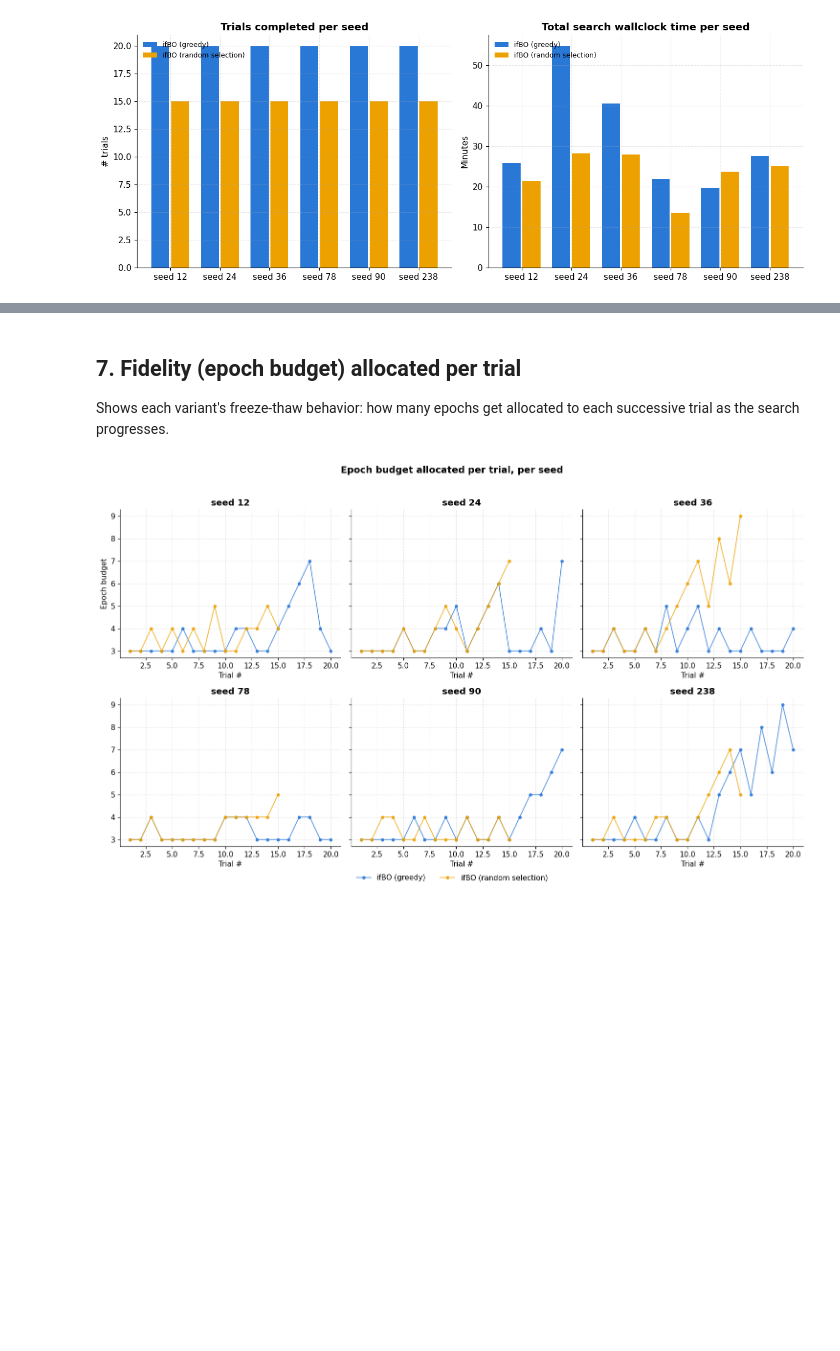
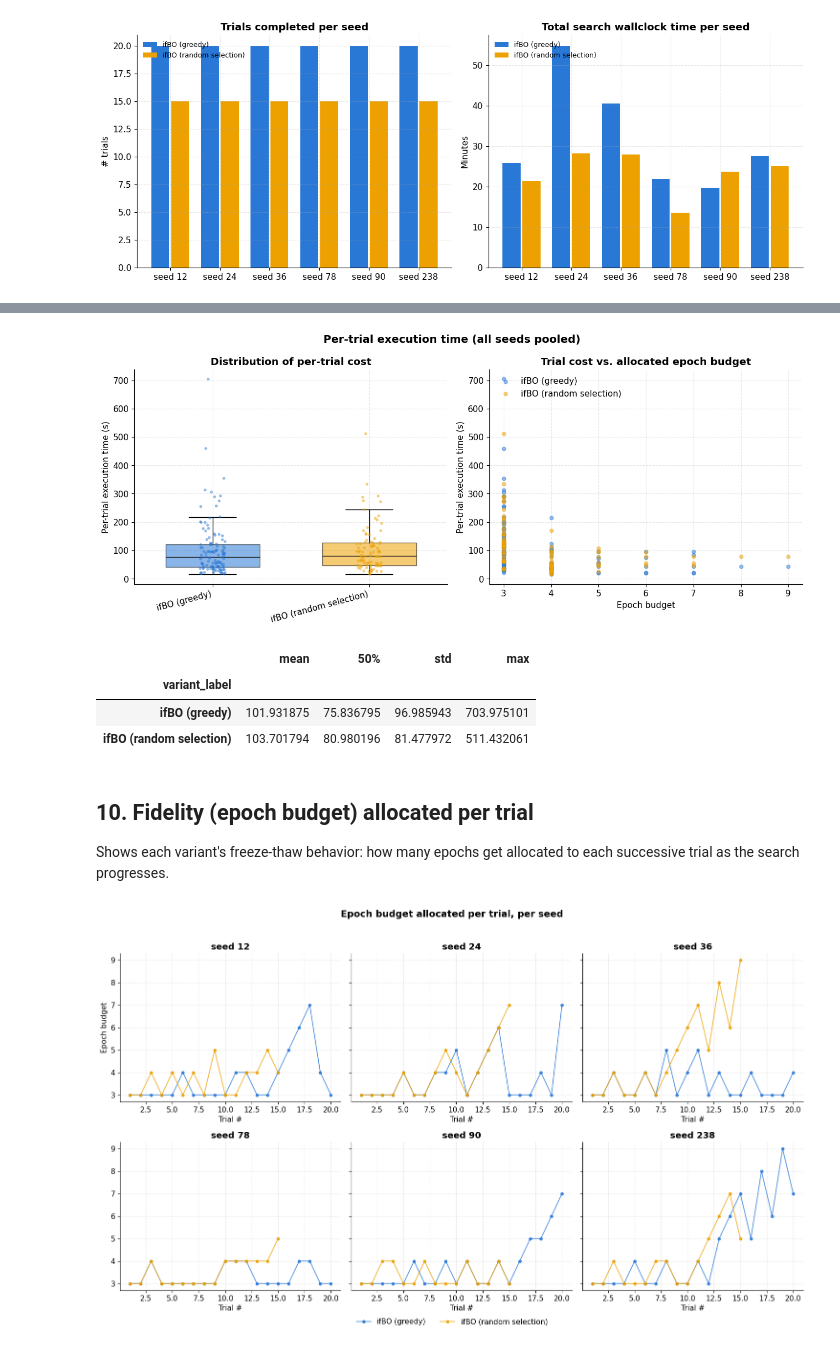
Before and after one commit to yahyafati/automl-textual-project-mirror, a Jupyter notebook: sample-results/seed_sweep_analysis.ipynb, the cells around one changed output, grey strips where cells are left out. Cells and saved outputs as stored; diff of their text form; code cells hidden in the pictures; blank space fills up the shorter version.

```diff
--- a/sample-results/seed_sweep_analysis.ipynb
+++ b/sample-results/seed_sweep_analysis.ipynb
@@ -412,5 +500,49 @@ plt.show()
+# %%
+fig, axes = plt.subplots(1, 2, figsize=(13, 5.5))
+rng = np.random.default_rng(0)
+
+data = [trials_df[trials_df["variant"] == v]["execution_time"].to_numpy() for v in VARIANTS]
+bp = axes[0].boxplot(data, patch_artist=True, widths=0.6, showfliers=False)
+for patch, variant_key in zip(bp["boxes"], VARIANTS):
+    patch.set_facecolor(COLORS[variant_key])
+    patch.set_alpha(0.55)
+for median in bp["medians"]:
+    median.set_color("#1a1a19")
+
+for i, variant_key in enumerate(VARIANTS, start=1):
+    pts = trials_df[trials_df["variant"] == variant_key]["execution_time"].to_numpy()
+    jitter = rng.uniform(-0.08, 0.08, size=len(pts))
+    axes[0].scatter(
+        np.full(len(pts), i) + jitter, pts, color=COLORS[variant_key], s=14, alpha=0.5, zorder=3, edgecolor="none"
+    )
+
+axes[0].set_xticks(range(1, len(VARIANTS) + 1))
+axes[0].set_xticklabels(list(VARIANTS.values()), rotation=15, ha="right")
+axes[0].set_ylabel("Per-trial execution time (s)")
+axes[0].set_title("Distribution of per-trial cost", fontweight="bold")
+
+for variant_key, variant_label in VARIANTS.items():
+    sub = trials_df[trials_df["variant"] == variant_key]
+    axes[1].scatter(sub["budget"], sub["execution_time"], color=COLORS[variant_key], alpha=0.5, s=22, label=variant_label)
+
+axes[1].set_xlabel("Epoch budget")
+axes[1].set_ylabel("Per-trial execution time (s)")
+axes[1].set_title("Trial cost vs. allocated epoch budget", fontweight="bold")
+axes[1].legend(loc="upper left", frameon=False)
+
+fig.suptitle("Per-trial execution time (all seeds pooled)", fontsize=14, fontweight="bold")
+fig.tight_layout()
+plt.show()
+
+trials_df.groupby("variant_label")["execution_time"].describe()[["mean", "50%", "std", "max"]]
+# %% [output]
+[figure, added]
+|  | mean | 50% | std | max |
+| variant_label |  |  |  |  |
+| ifBO (greedy) | 101.931875 | 75.836795 | 96.985943 | 703.975101 |
+| ifBO (random selection) | 103.701794 | 80.980196 | 81.477972 | 511.432061 |
 # %% [markdown]
-## 7. Fidelity (epoch budget) allocated per trial
+## 10. Fidelity (epoch budget) allocated per trial
 
 Shows each variant's freeze-thaw behavior: how many epochs get allocated
 to each successive trial as the search progresses.
```
Also changed, not shown: parts of 11 cells of this notebook.
